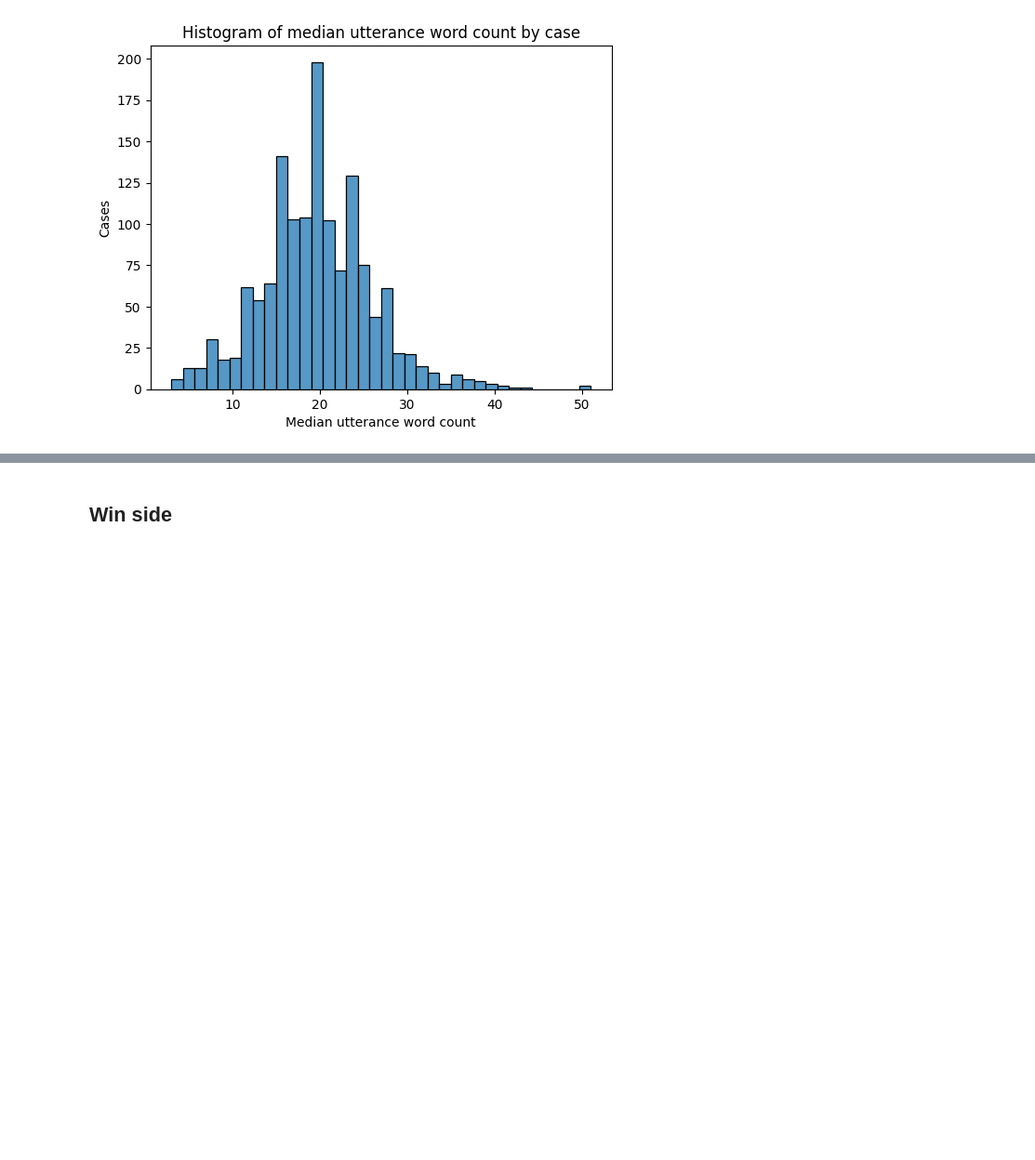
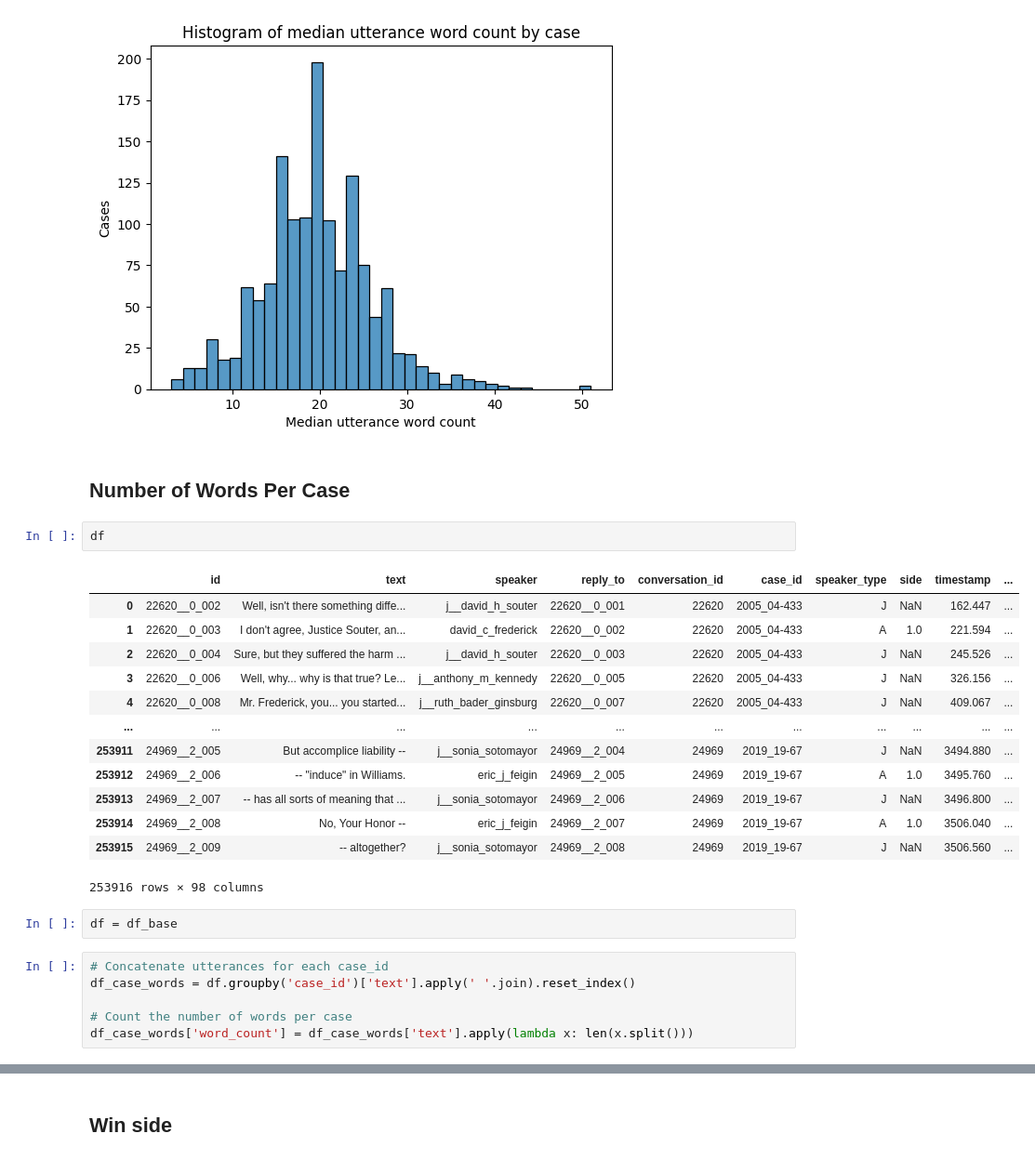
Before and after one commit to wagnerlmichael/supreme_court_nlp, a Jupyter notebook: eda/summary_stats.ipynb, the cells around one changed output, grey strips where cells are left out. Shown: that part at 93% size. Saved outputs shown, nothing was run; the diff lists cells and outputs as text; blank space fills up the shorter version.

```diff
--- a/eda/summary_stats.ipynb
+++ b/eda/summary_stats.ipynb
@@ -155,3 +155,29 @@ plt.savefig(os.path.join(eda_figures_path, 'hist_median_num_utterances_per_case.
             bbox_inches='tight')
 # %% [output]
 [figure]
+# %% [markdown]
+## Number of Words Per Case
+# %%
+df
+# %% [output]
+|  | id | text | speaker | reply_to | conversation_id | case_id | speaker_type | side | timestamp | ... |
+| 0 | 22620__0_002 | Well, isn't there something diffe... | j__david_h_souter | 22620__0_001 | 22620 | 2005_04-433 | J | NaN | 162.447 | ... |
+| 1 | 22620__0_003 | I don't agree, Justice Souter, an... | david_c_frederick | 22620__0_002 | 22620 | 2005_04-433 | A | 1.0 | 221.594 | ... |
+| 2 | 22620__0_004 | Sure, but they suffered the harm ... | j__david_h_souter | 22620__0_003 | 22620 | 2005_04-433 | J | NaN | 245.526 | ... |
+| 3 | 22620__0_006 | Well, why... why is that true? Le... | j__anthony_m_kennedy | 22620__0_005 | 22620 | 2005_04-433 | J | NaN | 326.156 | ... |
+| 4 | 22620__0_008 | Mr. Frederick, you... you started... | j__ruth_bader_ginsburg | 22620__0_007 | 22620 | 2005_04-433 | J | NaN | 409.067 | ... |
+| ... | ... | ... | ... | ... | ... | ... | ... | ... | ... | ... |
+| 253911 | 24969__2_005 | But accomplice liability -- | j__sonia_sotomayor | 24969__2_004 | 24969 | 2019_19-67 | J | NaN | 3494.880 | ... |
+| 253912 | 24969__2_006 | -- "induce" in Williams. | eric_j_feigin | 24969__2_005 | 24969 | 2019_19-67 | A | 1.0 | 3495.760 | ... |
+| 253913 | 24969__2_007 | -- has all sorts of meaning that ... | j__sonia_sotomayor | 24969__2_006 | 24969 | 2019_19-67 | J | NaN | 3496.800 | ... |
+| 253914 | 24969__2_008 | No, Your Honor -- | eric_j_feigin | 24969__2_007 | 24969 | 2019_19-67 | A | 1.0 | 3506.040 | ... |
+| 253915 | 24969__2_009 | -- altogether? | j__sonia_sotomayor | 24969__2_008 | 24969 | 2019_19-67 | J | NaN | 3506.560 | ... |
+253916 rows × 98 columns
+# %%
+df = df_base
+# %%
+# Concatenate utterances for each case_id
+df_case_words = df.groupby('case_id')['text'].apply(' '.join).reset_index()
+
+# Count the number of words per case
+df_case_words['word_count'] = df_case_words['text'].apply(lambda x: len(x.split()))
```
Also changed, not shown: parts of 4 cells of this notebook, 3 other files.
